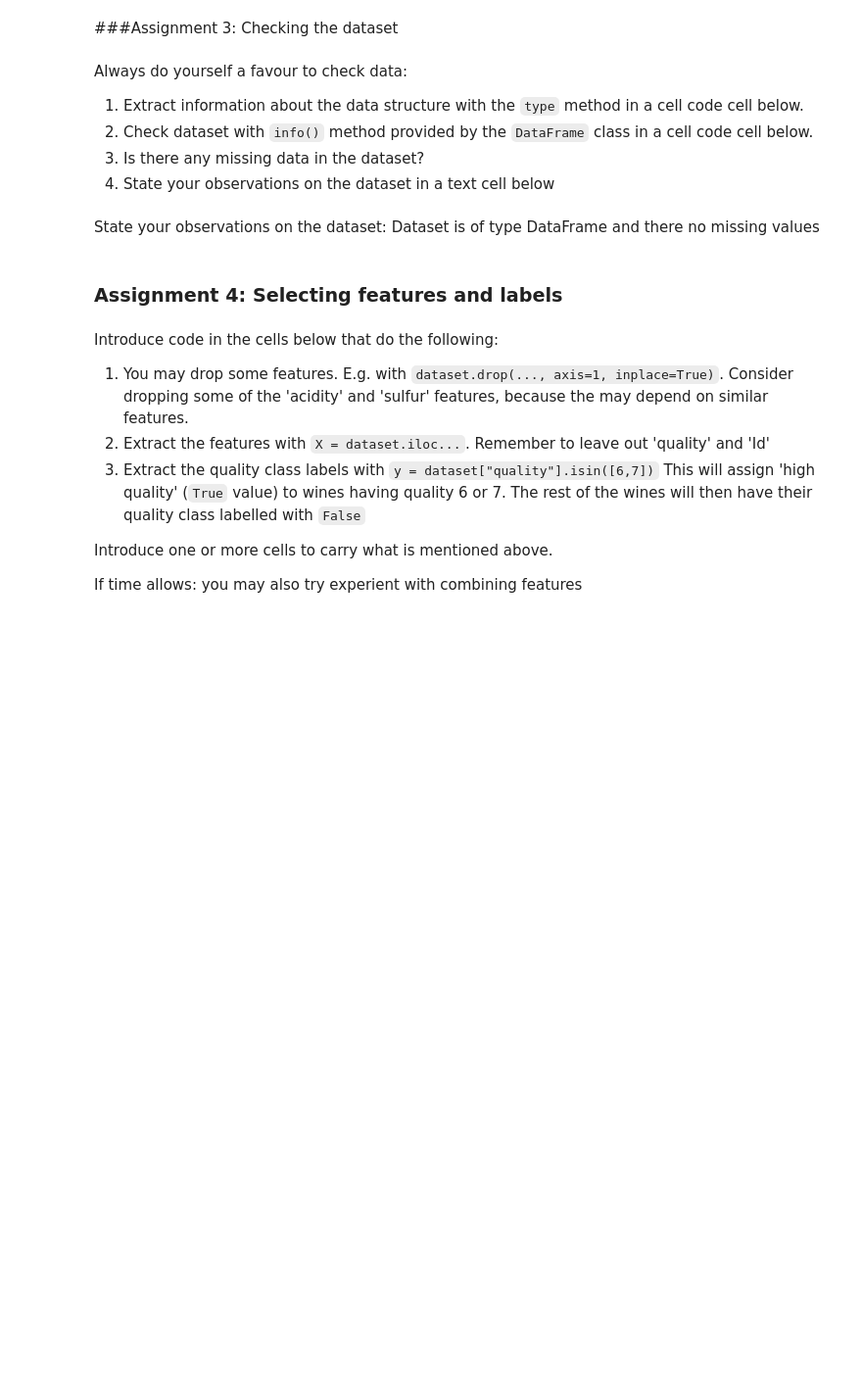
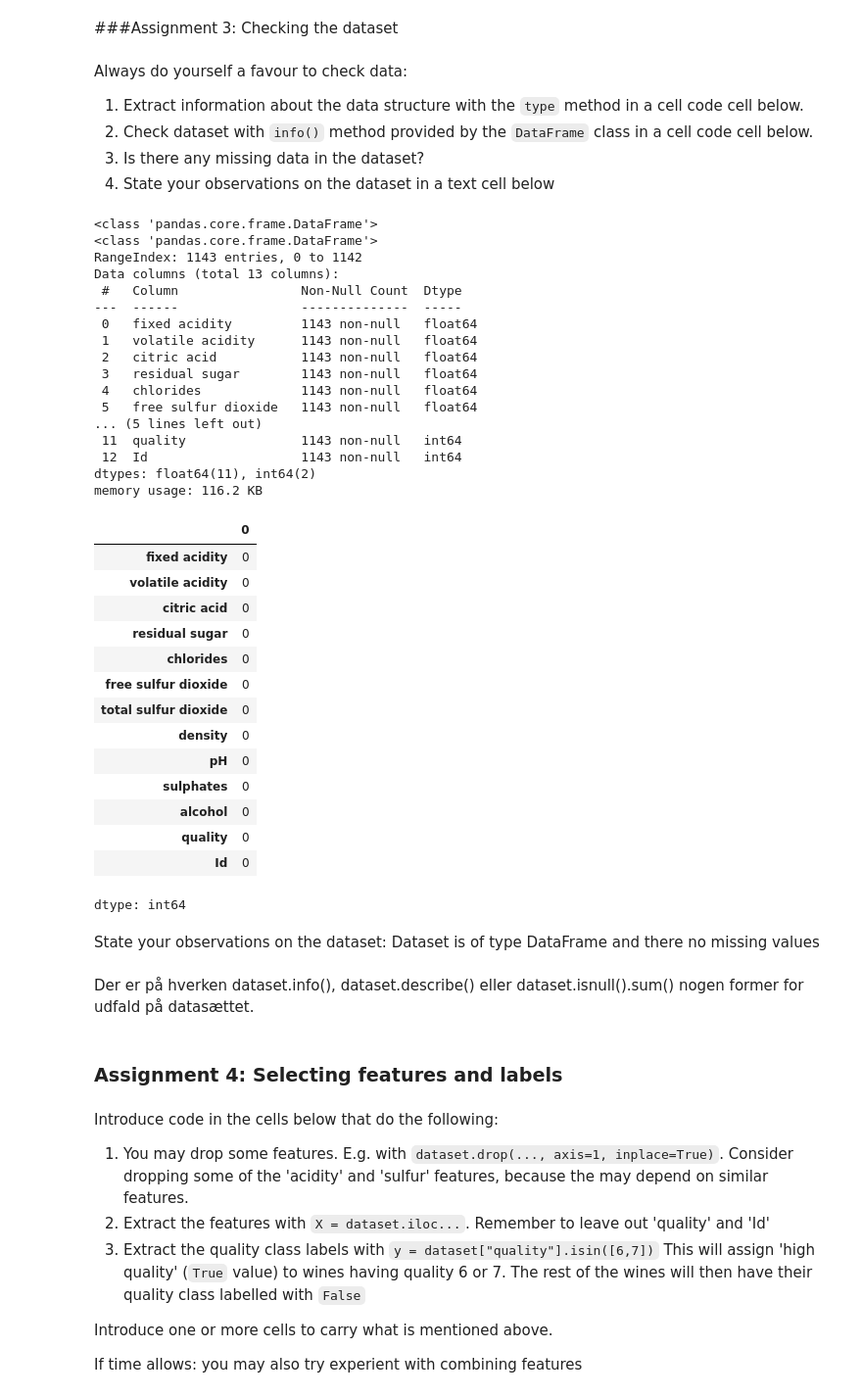
Before and after one commit to HrGade/BookDinVask, a Jupyter notebook: Mandatory_assignment_Wine_Quality.ipynb, the cells around one changed output. Shown: that part at 98% size. Drawn from its saved outputs; the diff is of its cells as text; code cells hidden in the pictures; blank space fills up the shorter version.

```diff
--- a/Mandatory_assignment_Wine_Quality.ipynb
+++ b/Mandatory_assignment_Wine_Quality.ipynb
@@ -128,9 +126,53 @@ Always do yourself a favour to check data:
 2.   Check dataset with `info()` method provided by the `DataFrame` class in a cell code cell below.
 3.   Is there any missing data in the dataset?
 4.   State your observations on the dataset in a text cell below
+# %%
+print(type(dataset))
+dataset.info()
+
+
+dataset.describe()
+
+
+dataset.isnull().sum()
+# %% [output]
+<class 'pandas.core.frame.DataFrame'>
+<class 'pandas.core.frame.DataFrame'>
+RangeIndex: 1143 entries, 0 to 1142
+Data columns (total 13 columns):
+ #   Column                Non-Null Count  Dtype
+---  ------                --------------  -----
+ 0   fixed acidity         1143 non-null   float64
+ 1   volatile acidity      1143 non-null   float64
+ 2   citric acid           1143 non-null   float64
+ 3   residual sugar        1143 non-null   float64
+ 4   chlorides             1143 non-null   float64
+ 5   free sulfur dioxide   1143 non-null   float64
+... (5 lines left out)
+ 11  quality               1143 non-null   int64
+ 12  Id                    1143 non-null   int64
+dtypes: float64(11), int64(2)
+memory usage: 116.2 KB
+|  | 0 |
+| fixed acidity | 0 |
+| volatile acidity | 0 |
+| citric acid | 0 |
+| residual sugar | 0 |
+| chlorides | 0 |
+| free sulfur dioxide | 0 |
+| total sulfur dioxide | 0 |
+| density | 0 |
+| pH | 0 |
+| sulphates | 0 |
+| alcohol | 0 |
+| quality | 0 |
+| Id | 0 |
+dtype: int64
 # %% [markdown]
 State your observations on the dataset:
 Dataset is of type DataFrame and there no missing values
+# %% [markdown]
+Der er på hverken dataset.info(), dataset.describe() eller dataset.isnull().sum() nogen former for udfald på datasættet.
 # %% [markdown]
 ### Assignment 4: Selecting features and labels
 # %% [markdown]
```
Also changed, not shown: parts of 1 cell of this notebook.
